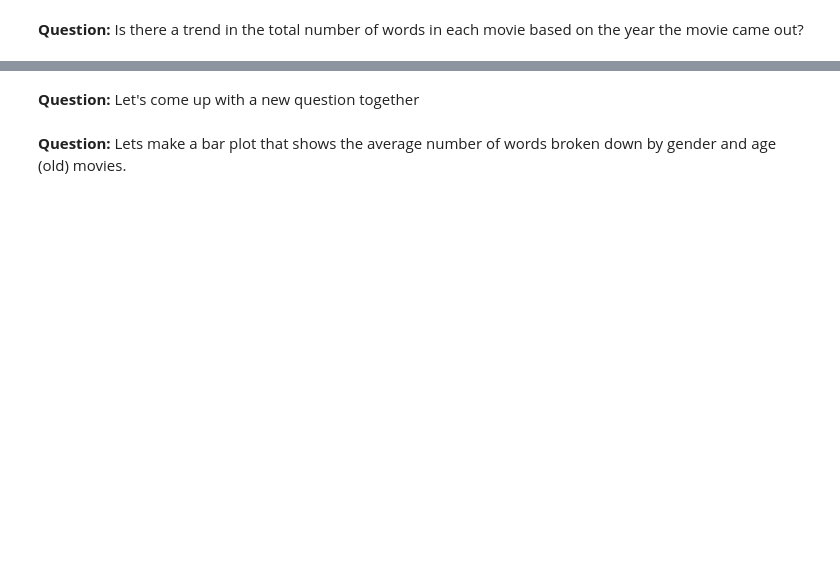
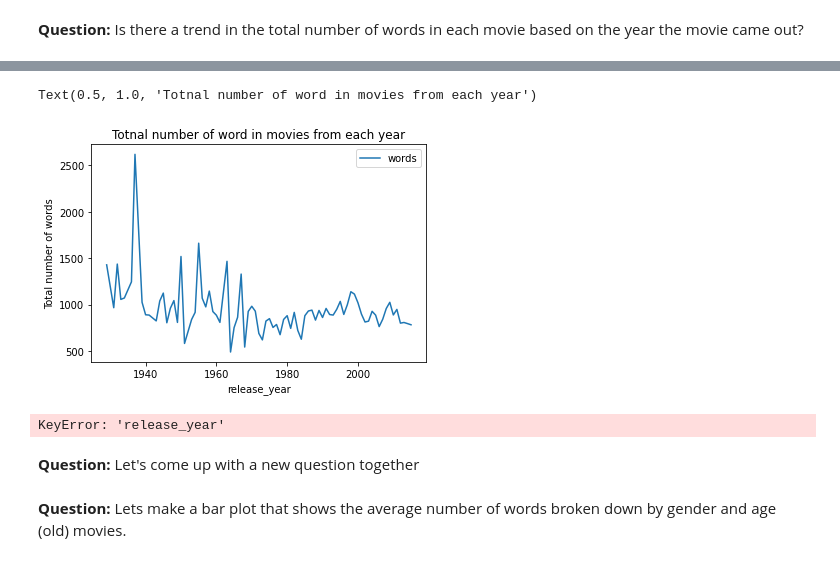
Before and after one commit to BC-COMS-2710/summer21-material, a Jupyter notebook: demo/Demo04_solutions.ipynb, the cells around one changed output, grey strips where cells are left out. Saved outputs shown, nothing was run; the diff lists cells and outputs as text; code cells hidden in the pictures; blank space fills up the shorter version.

```diff
--- a/demo/Demo04_solutions.ipynb
+++ b/demo/Demo04_solutions.ipynb
@@ -999,4 +1058,5 @@ df.plot(subplots=True)
 # %% [markdown]
 **Question:** Is there a trend in the total number of words in each movie based on the year the movie came out?
 # %%
-movie_sums = pd.read_csv("data/Pudding-Film-Dialogue-Clean.csv").groupby('title').sum()
+movie_sums = pd.read_csv("data/Pudding-Film-Dialogue-Clean.csv").groupby('release_year').mean()
+movie_sums
@@ -1003,3 +1078,14 @@ movie_sums = pd.read_csv("data/Pudding-Film-Dialogue-Clean.csv").groupby('title'
+# %%
+ax = movie_sums.reset_index().plot(kind='line', x='release_year', y='words')
+ax.set_ylabel("Total number of words")
+ax.set_title("Totnal number of word in movies from each year")
+# %% [output]
+Text(0.5, 1.0, 'Totnal number of word in movies from each year')
+[figure, added]
+# %%
+movie_sums.plot(kind='line', x='release_year', y='words')
+# %% [output]
+KeyError: 'release_year'
 # %%
 movie_sums
 # %%
```
Also changed, not shown: parts of 14 cells of this notebook.
